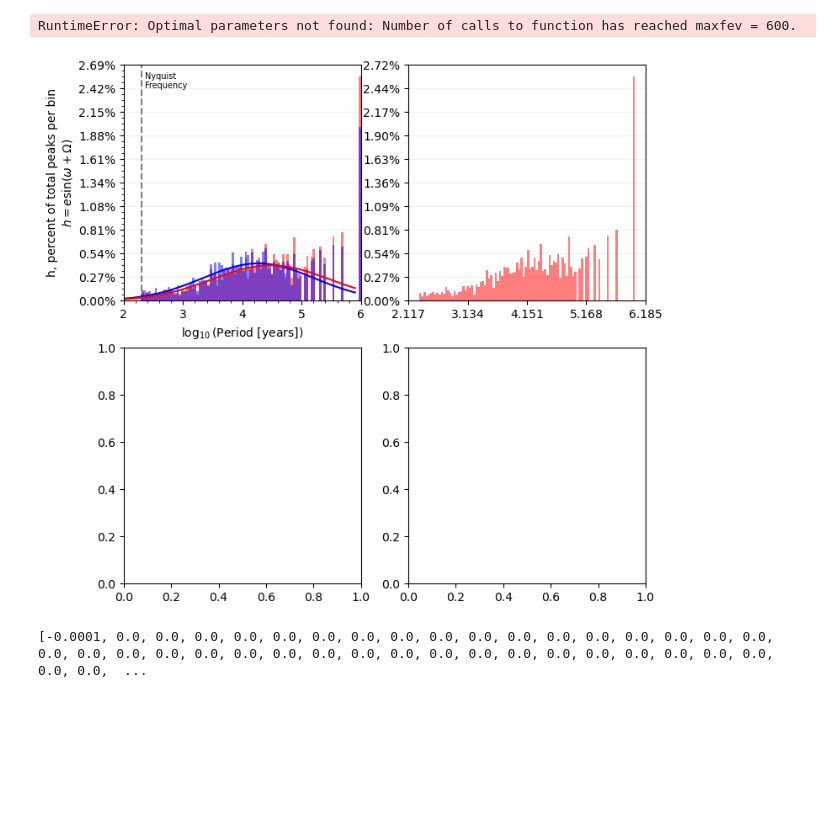
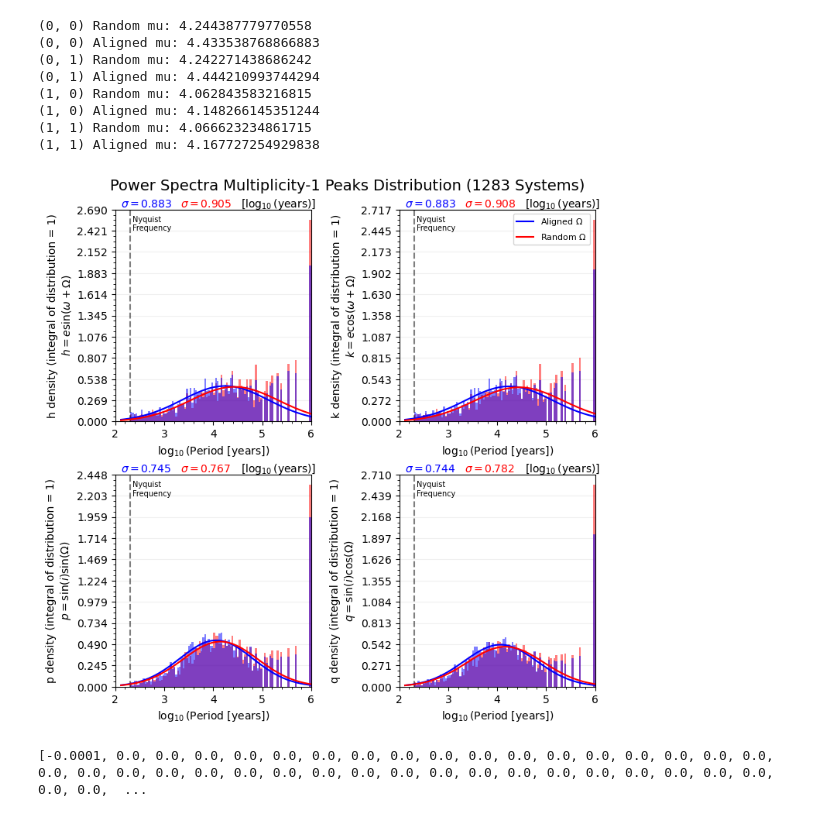
Before and after one commit to NathanielTanglin/Debiasing_Kepler_Data, a Jupyter notebook: src/power_spectra/plot_power_spectra.ipynb, the cells around one changed output. Cells and saved outputs as stored; diff of their text form; code cells hidden in the pictures; blank space fills up the shorter version.

Commit message:
Added apsidal precession data and plot. Adjusted other plots.

```diff
--- a/src/power_spectra/plot_power_spectra.ipynb
+++ b/src/power_spectra/plot_power_spectra.ipynb
@@ -21,7 +21,7 @@ if _lib_path not in sys.path:
 import system_names
 # %%
 settings = {
-    'save_plots': False,
+    'save_plots': True,
     'show_plots': True,
 }
 # %%
@@ -621,13 +658,20 @@ plot_power_spectra_histogram(system_filepaths, bins = 19, fit_gaussian = False,
 # %%
 gaussian_ranges = [
-    [(2.0, 5.9), (2.0, 5.9)],
-    [(2.0, 5.9), (2.0, 5.9)]
+    [(2.0, 5.0), (2.0, 5.0)],
+    [(2.0, 5.0), (2.0, 5.0)]
 ]
 
 plot_power_spectra_histogram(system_filepaths, gaussian_ranges = gaussian_ranges)
 # %% [output]
-RuntimeError: Optimal parameters not found: Number of calls to function has reached maxfev = 600.
+(0, 0) Random mu: 4.244387779770558
+(0, 0) Aligned mu: 4.433538768866883
+(0, 1) Random mu: 4.242271438686242
+(0, 1) Aligned mu: 4.444210993744294
+(1, 0) Random mu: 4.062843583216815
+(1, 0) Aligned mu: 4.148266145351244
+(1, 1) Random mu: 4.066623234861715
+(1, 1) Aligned mu: 4.167727254929838
-[figure, old version]
+[figure, new version]
 # %%
 N = 10000
 
```
Also changed, not shown: parts of 6 cells of this notebook, 14 other files.
